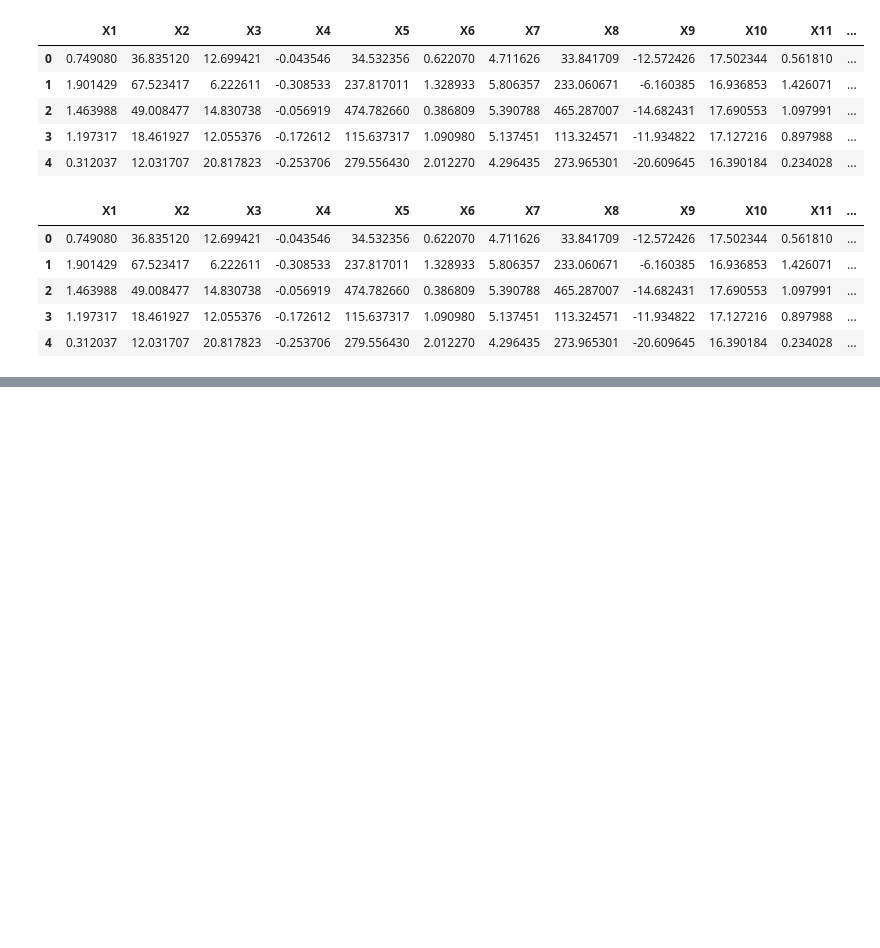
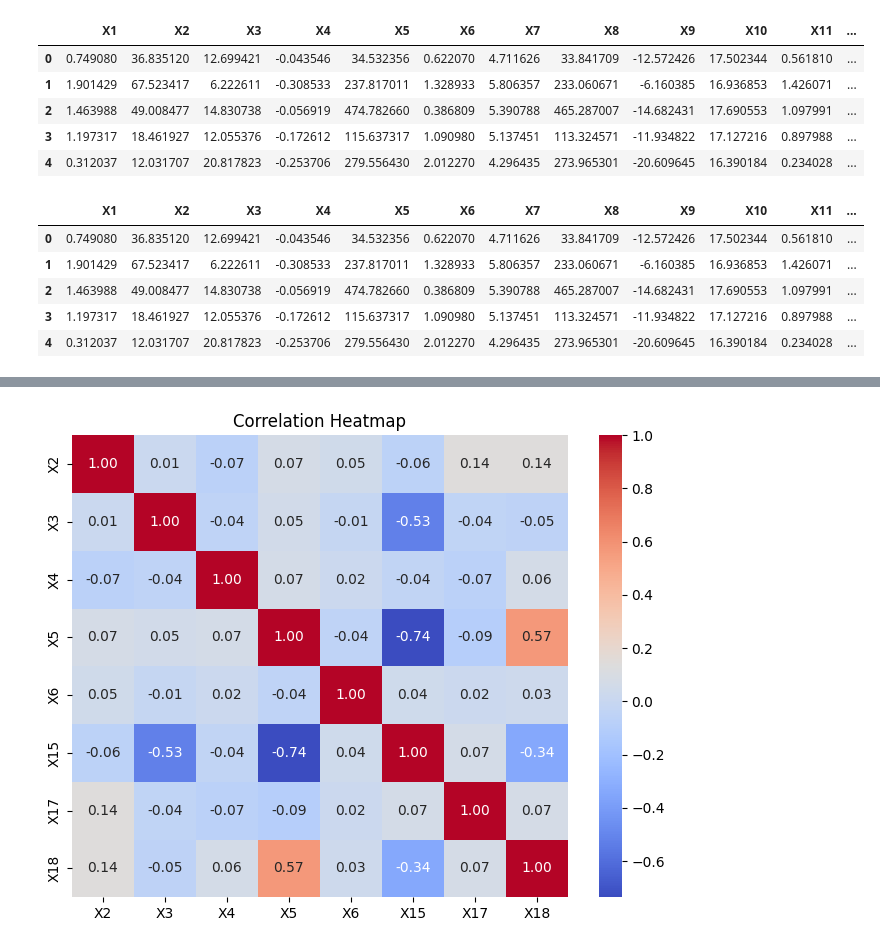
Before and after one commit to Lchochua/Lasso, a Jupyter notebook: lasso.ipynb, the cells around one changed output, grey strips where cells are left out. Cells and saved outputs as stored; diff of their text form; code cells hidden in the pictures; blank space fills up the shorter version.

```diff
--- a/lasso.ipynb
+++ b/lasso.ipynb
@@ -92,7 +92,7 @@ df_colinear.head()
 | 4 | 0.312037 | 12.031707 | 20.817823 | -0.253706 | 279.556430 | 2.012270 | 4.296435 | 273.965301 | -20.609645 | 16.390184 | 0.234028 | ... |
 # %%
 noise2 = np.random.normal(0, 1, (500, 1))
-y2 = 34 + 12*X1 + 5*X3 + 13*X4 + 16*X6 + 33*X13 + 4*X18 + noise2
+y2 = 34 + 12*X1 + 5*X3 + 13*X4 + noise2
 # %%
 # Create a DataFrame without multicolinearity
 data_2 = {
@@ -146,8 +149,23 @@ plt.show()
 # define features for the model 2
 features_2 = df_normal.columns.tolist()
 features_2.remove('y2')
+features_2.remove('X1')
+features_2.remove('X7')
+features_2.remove('X11')
+columns_to_remove = ['X8', 'X9', 'X10', 'X12', 'X13', 'X14', 'X16']
+features_2 = [col for col in features_2 if col not in columns_to_remove]
+
 X_2 = df_normal[features_2]
 y_2 = df_normal['y2']
+# %%
+corr_matrix_2 = X_2.corr()
+
+plt.figure(figsize=(8, 6))
+sns.heatmap(corr_matrix_2, annot=True, cmap='coolwarm', fmt=".2f")
+plt.title("Correlation Heatmap")
+plt.show()
+# %% [output]
+[figure, added]
 # %%
 # train-test-split
 X_train_1, X_test_1, y_train_1, y_test_1 = train_test_split(X_1, y_1, random_state=RSEED, test_size=0.4)
```
Also changed, not shown: parts of 20 cells of this notebook.
